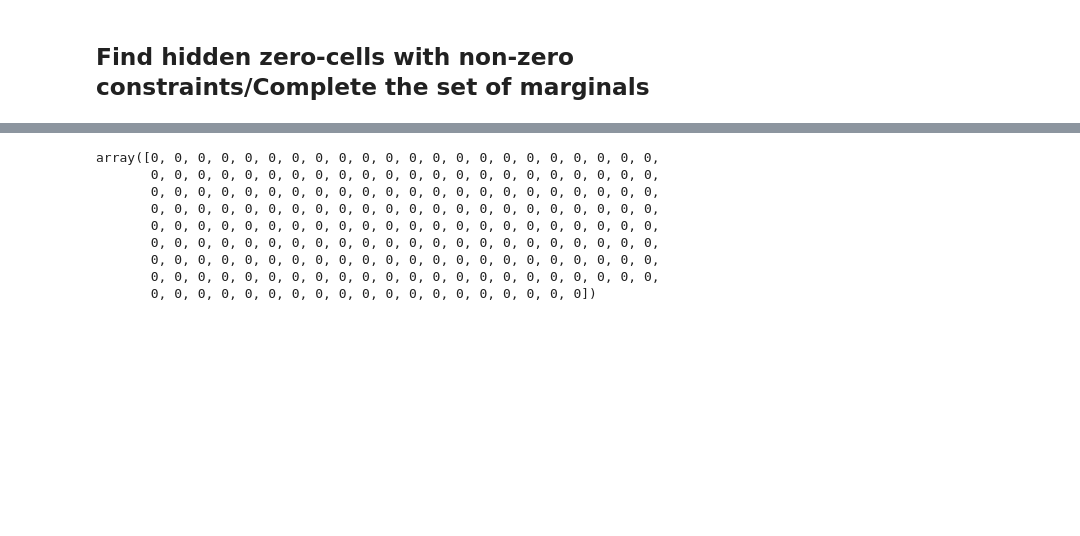
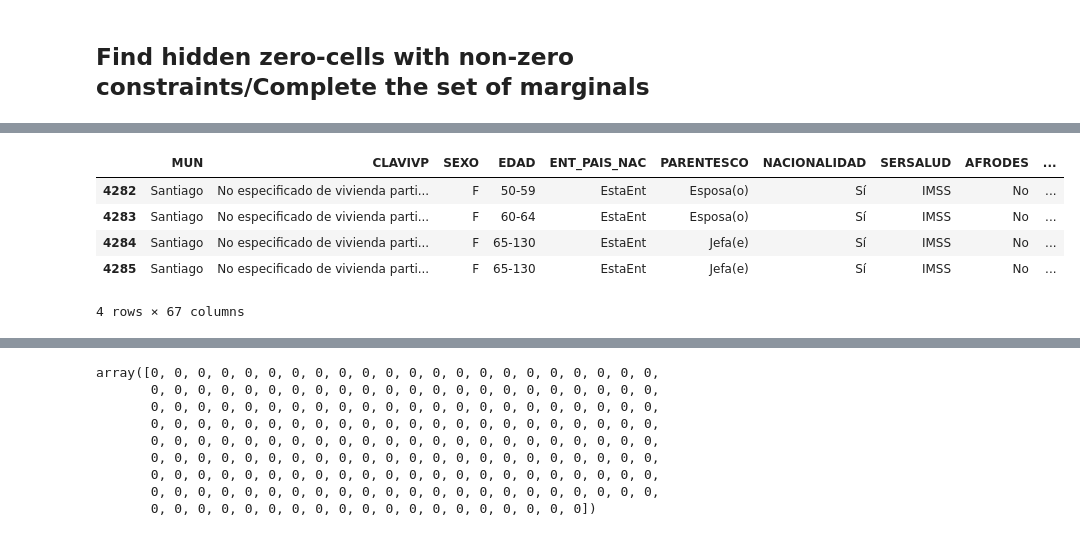
Before and after one commit to CentroFuturoCiudades/population-synthesis, a Jupyter notebook: notebooks/Censo_ageb_manz.ipynb, the cells around one changed output, grey strips where cells are left out. Cells and saved outputs as stored; diff of their text form; code cells hidden in the pictures; blank space fills up the shorter version.

```diff
--- a/notebooks/Censo_ageb_manz.ipynb
+++ b/notebooks/Censo_ageb_manz.ipynb
@@ -210,0 +259,5 @@ HLI_HE = ['Sí/Sí español']
+# %%
+mun = 'Santiago'
+X = XWC_dict[mun]['X']
+W = XWC_dict[mun]['W']
+C = XWC_dict[mun]['C']
@@ -210,0 +286,3 @@ HLI_HE = ['Sí/Sí español']
+# %%
+conf_const = find_conf_const(W, C)
+conf_const
@@ -210,0 +291,3 @@ HLI_HE = ['Sí/Sí español']
+# %%
+C_conf = C[conf_const]
+C_conf
@@ -210,0 +309,2 @@ HLI_HE = ['Sí/Sí español']
+# %%
+X_f = fill_zero_nn(X, C_conf, constraints_ind)
@@ -210,0 +350,9 @@ HLI_HE = ['Sí/Sí español']
+# %%
+X_f.iloc[-4:]
+# %% [output]
+|  | MUN | CLAVIVP | SEXO | EDAD | ENT_PAIS_NAC | PARENTESCO | NACIONALIDAD | SERSALUD | AFRODES | ... |
+| 4282 | Santiago | No especificado de vivienda parti... | F | 50-59 | EstaEnt | Esposa(o) | Sí | IMSS | No | ... |
+| 4283 | Santiago | No especificado de vivienda parti... | F | 60-64 | EstaEnt | Esposa(o) | Sí | IMSS | No | ... |
+| 4284 | Santiago | No especificado de vivienda parti... | F | 65-130 | EstaEnt | Jefa(e) | Sí | IMSS | No | ... |
+| 4285 | Santiago | No especificado de vivienda parti... | F | 65-130 | EstaEnt | Jefa(e) | Sí | IMSS | No | ... |
+4 rows × 67 columns
```
Also changed, not shown: parts of 48 cells of this notebook, 3 other files.
